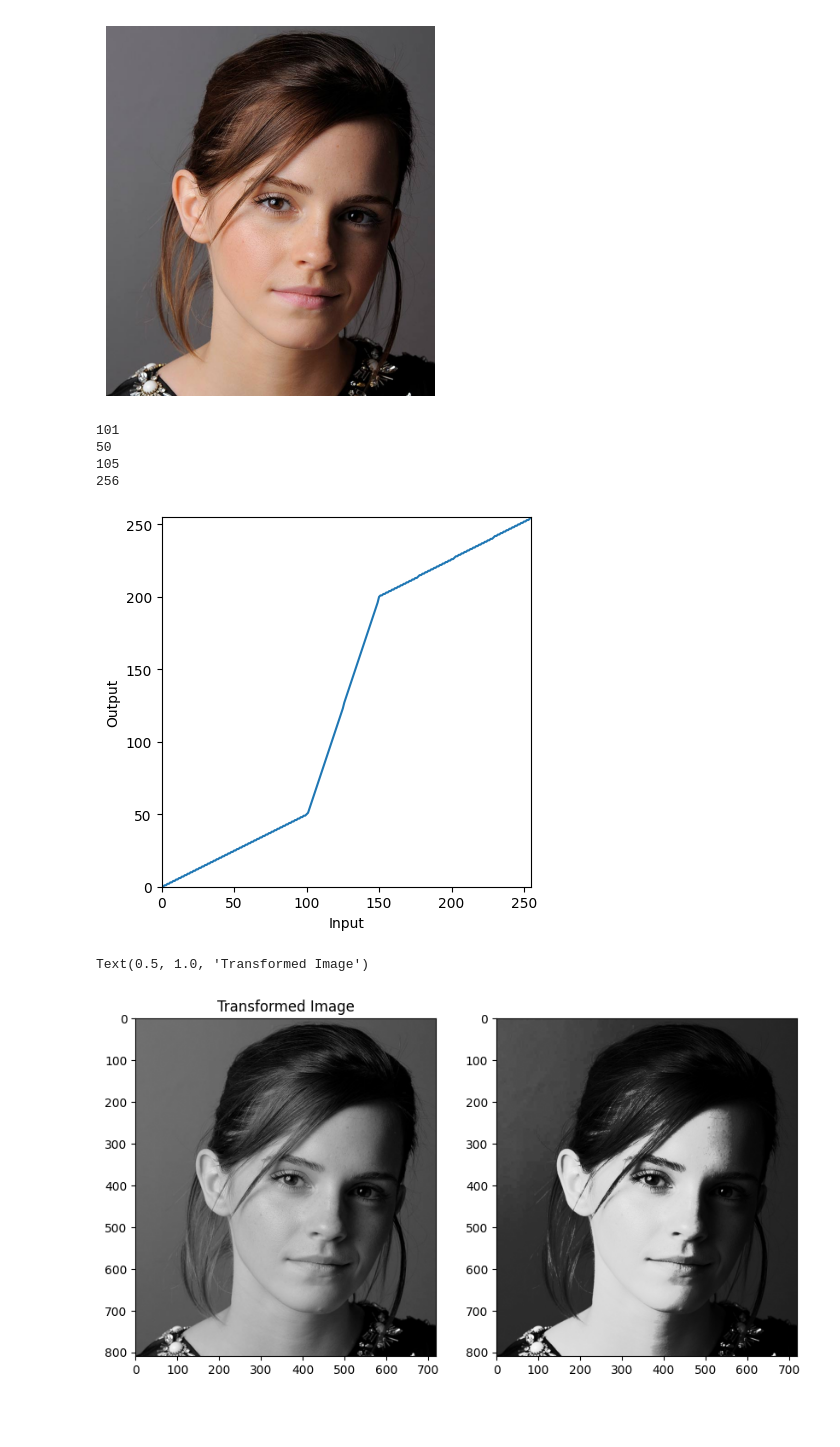
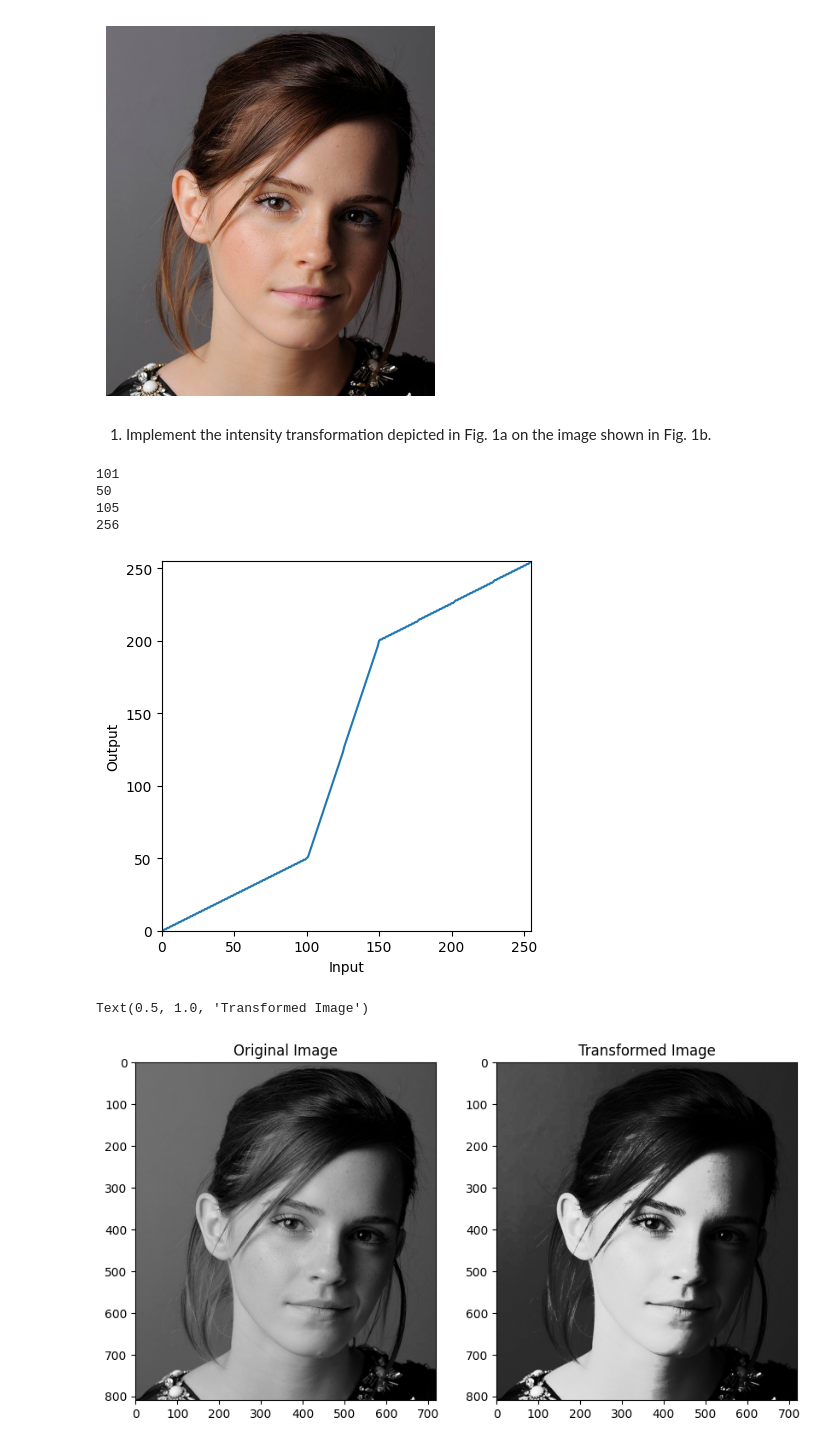
Before and after one commit to piumixit/CompVisionAssignment, a Jupyter notebook: 249316K.ipynb, the cells around one changed output. Cells and saved outputs as stored; diff of their text form; code cells hidden in the pictures; blank space fills up the shorter version.

```diff
--- a/249316K.ipynb
+++ b/249316K.ipynb
@@ -14,6 +14,8 @@ plt.show()
 # %% [output]
 /content/CompVisionAssignment
 [figure]
+# %% [markdown]
+1. Implement the intensity transformation depicted in Fig. 1a on the image shown in Fig. 1b.
 # %%
 import cv2
 import numpy as np
@@ -29,32 +31,32 @@ print(len(t3))
 
 transform = np.concatenate((t1, t2), axis=0).astype('uint8')
 transform = np.concatenate((transform, t3), axis=0).astype('uint8')
 print(len(transform))
 
 fig, ax = plt.subplots()
 ax.plot(transform)
 ax.set_xlabel('Input')
 ax.set_ylabel('Output')
 ax.set_xlim(0,255)
 ax.set_ylim(0,255)
 ax.set_aspect('equal')
 plt.show()
 
 img = cv2.imread('image/emma.jpg', cv2.IMREAD_GRAYSCALE)
 if img is None:
   print(f"Error: Could not load image at {img}")
 
 out = cv2.LUT(img, transform)
 fig, ax = plt.subplots(1,2, figsize=(10,10))
 ax[0].imshow(img, cmap='gray')
 ax[0].set_title('Original Image')
 ax[1].imshow(out, cmap='gray')
-ax[0].set_title('Transformed Image')
+ax[1].set_title('Transformed Image')
 # %% [output]
 101
 50
 105
 256
 [figure]
 Text(0.5, 1.0, 'Transformed Image')
-[figure, old version]
+[figure, new version]
```
